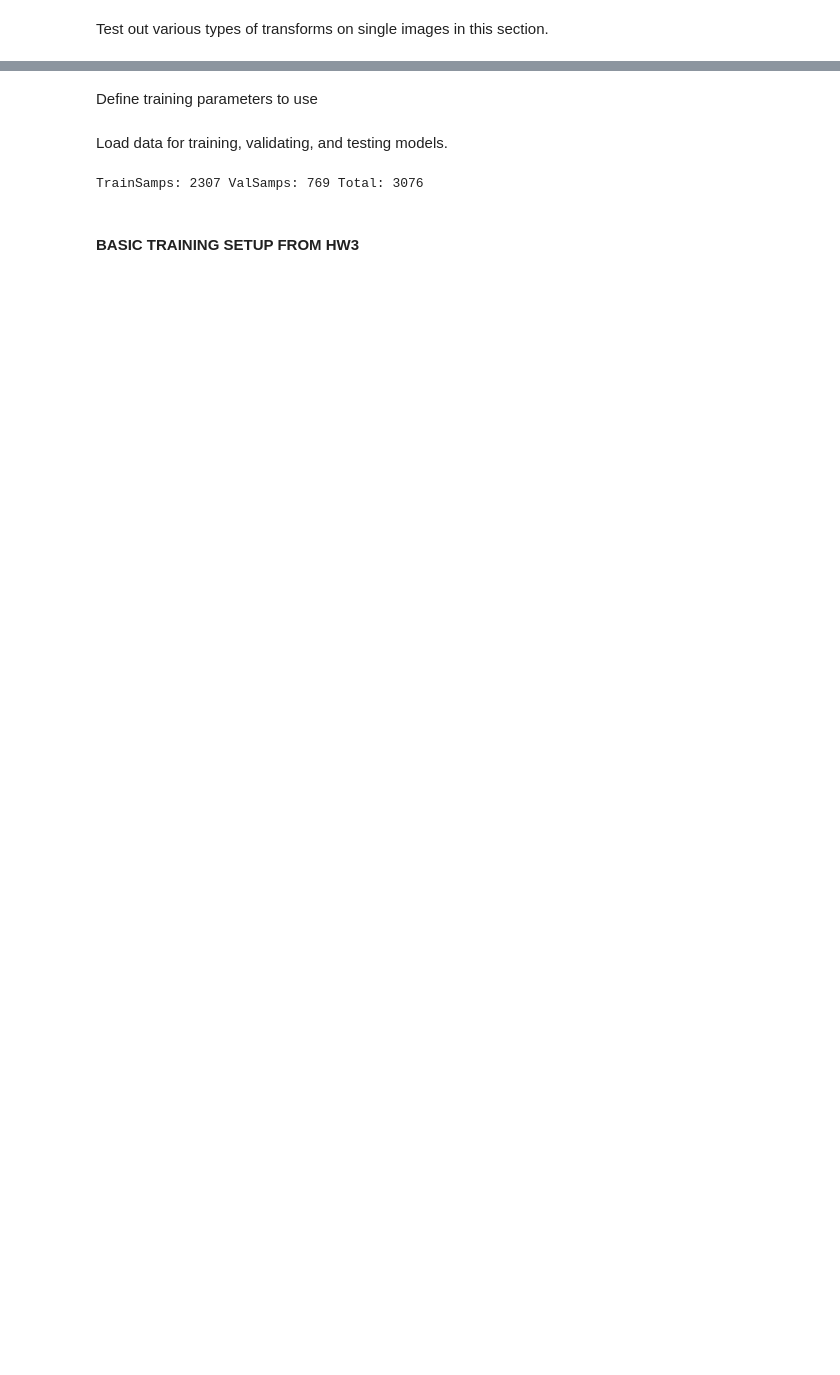
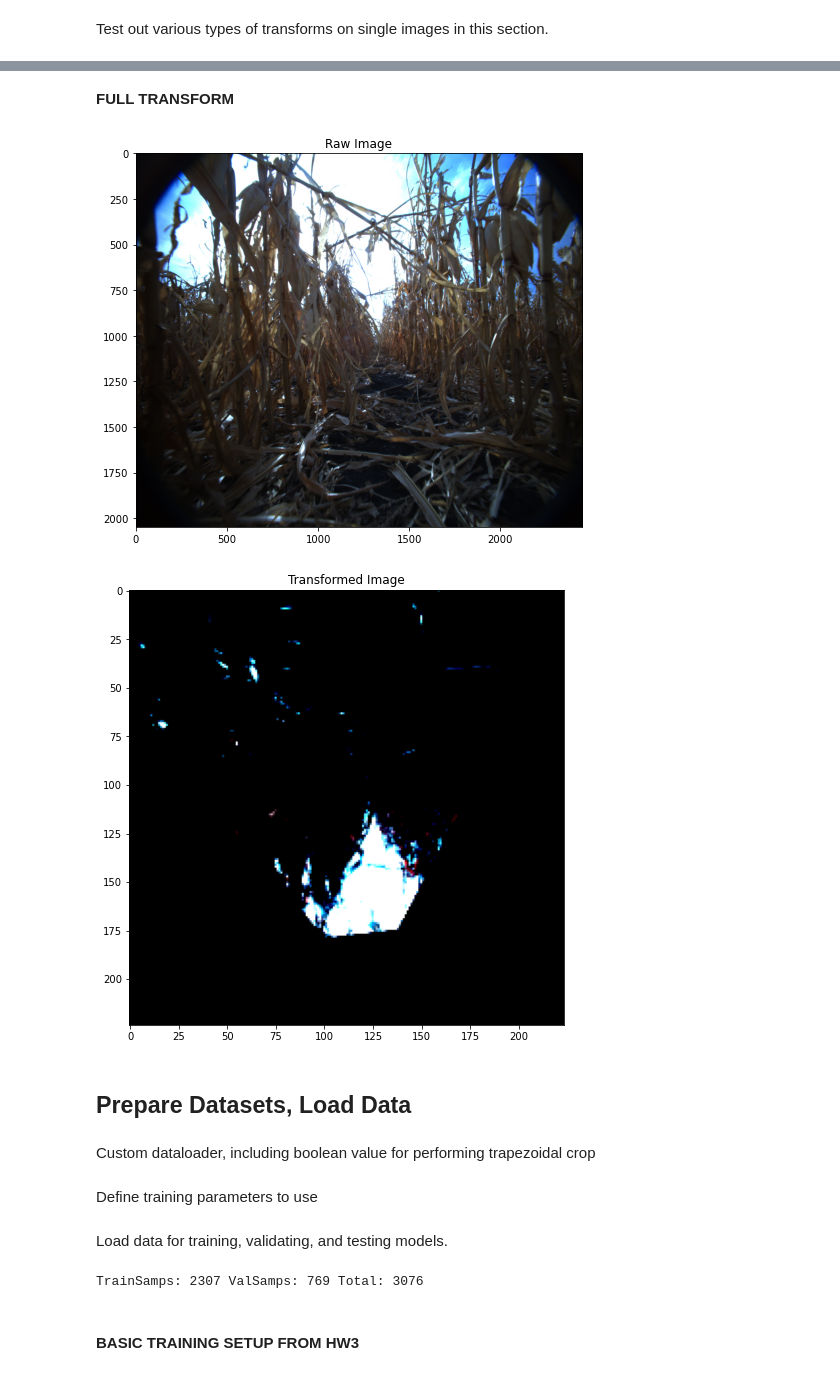
Before and after one commit to natbut/me592-robotics-project, a Jupyter notebook: IntraRow_Navigation_CNN.ipynb, the cells around one changed output, grey strips where cells are left out. Cells and saved outputs as stored; diff of their text form; code cells hidden in the pictures; blank space fills up the shorter version.

```diff
--- a/IntraRow_Navigation_CNN.ipynb
+++ b/IntraRow_Navigation_CNN.ipynb
@@ -331,0 +342,52 @@ plt.show
+# %% [markdown]
+**FULL TRANSFORM**
+# %%
+#Transformation (training the dataset by augmenting the dataset with more diverse images, making the models more robust to variations in the input data.)
+#This code is used for image data augmentation,which helps in increasing the diversity of images in the dataset
+
+# These transforms randomly rotate, flip horizontally and vertically, adjust brightness, contrast, saturation, hue, resize, center crop, convert to tensor,
+# and normalize the image pixel values.
+transform_full = transforms.Compose([
+    transforms.RandomRotation(10),
+    transforms.RandomHorizontalFlip(),
+    transforms.RandomVerticalFlip(),
+    transforms.ColorJitter(brightness=0.1, contrast=0.1, saturation=0.1, hue=0.1),
+    transforms.Resize(256),
+    transforms.CenterCrop(224),
+    transforms.ToTensor(),
+    transforms.Normalize(mean=[0.485, 0.456, 0.406], std=[0.229, 0.224, 0.225])
+])
+
+# Select a random image from the list
+img_rand = random.randint(0,len(img_train))
+image_path = img_train[img_rand]
+
+image = Image.open(image_path)
+
+# Raw Image
+fig = plt.figure(figsize=(8,8))
+plt.imshow(image)
+plt.title('Raw Image')
+plt.show
+
+# Apply trapezoid crop
+trap_height = 500
+trap_top_width = 300
+trap_bottom_width = 800
+
+image = trapezoid_crop(image, trap_height, trap_top_width, trap_bottom_width)
+
+# Apply the transforms
+image = transform_full(image)
+image = np.clip(image, 0, 1)
+
+# Display the transformed image
+fig = plt.figure(figsize=(8,8))
+plt.imshow(np.transpose(image.numpy(), (1, 2, 0)))
+plt.title('Transformed Image')
+plt.show()
+# %% [output]
+[figure, added]
+[figure, added]
+# %% [markdown]
+## Prepare Datasets, Load Data
@@ -331,0 +441,2 @@ plt.show
+# %% [markdown]
+Custom dataloader, including boolean value for performing trapezoidal crop
```
Also changed, not shown: parts of 24 cells of this notebook.
